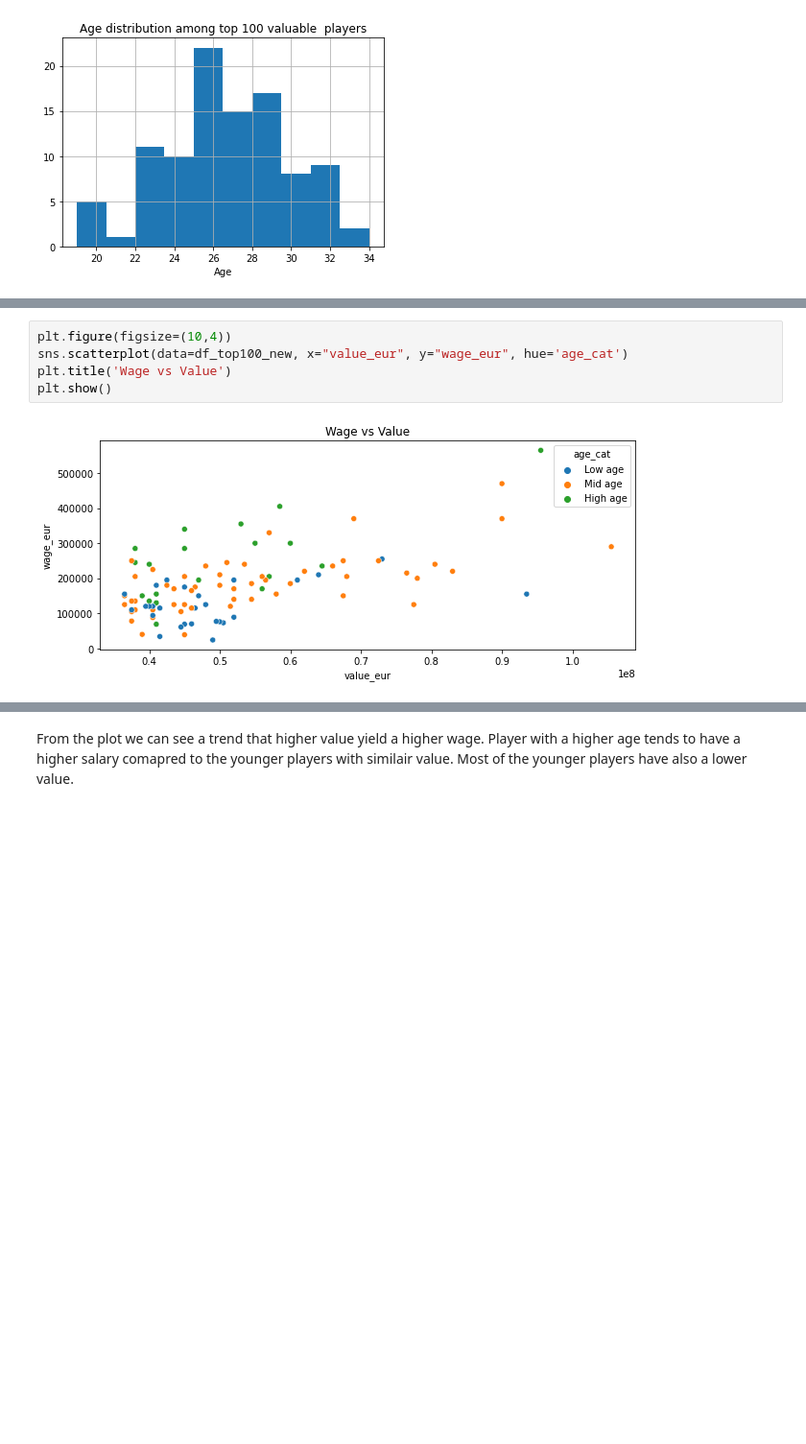
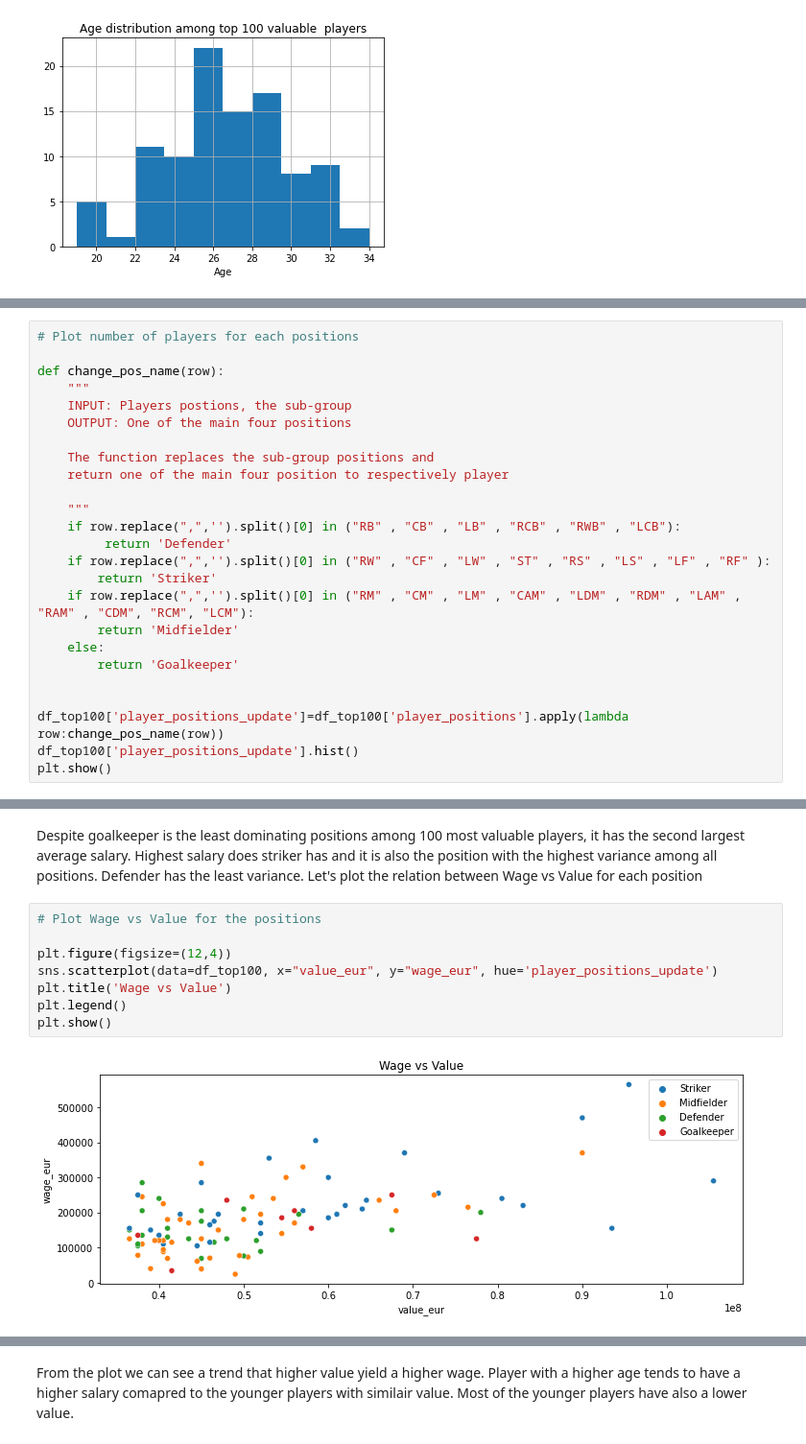
Before and after one commit to alexiska/Cluster-analysis-of-fifa-2020-data-set, a Jupyter notebook: Cluster analysis of fifa 2020 data set.ipynb, the cells around one changed output, grey strips where cells are left out. Shown at 96% size. Cells and saved outputs as stored; diff of their text form; blank space fills up the shorter version.

```diff
--- a/Cluster analysis of fifa 2020 data set.ipynb
+++ b/Cluster analysis of fifa 2020 data set.ipynb
@@ -112,0 +135,25 @@ From the histogram we can see that the average age is around 26 year and that th
+# %%
+# Plot number of players for each positions
+
+def change_pos_name(row):
+    """
+    INPUT: Players postions, the sub-group
+    OUTPUT: One of the main four positions
+
+    The function replaces the sub-group positions and
+    return one of the main four position to respectively player
+
+    """
+    if row.replace(",",'').split()[0] in ("RB" , "CB" , "LB" , "RCB" , "RWB" , "LCB"):
+         return 'Defender'
+    if row.replace(",",'').split()[0] in ("RW" , "CF" , "LW" , "ST" , "RS" , "LS" , "LF" , "RF" ):
+        return 'Striker'
+    if row.replace(",",'').split()[0] in ("RM" , "CM" , "LM" , "CAM" , "LDM" , "RDM" , "LAM" , "RAM" , "CDM", "RCM", "LCM"):
+        return 'Midfielder'
+    else:
+        return 'Goalkeeper'
+
+
+df_top100['player_positions_update']=df_top100['player_positions'].apply(lambda row:change_pos_name(row))
+df_top100['player_positions_update'].hist()
+plt.show()
@@ -113,7 +170,13 @@ From the histogram we can see that the average age is around 26 year and that th
+# %% [markdown]
+Despite goalkeeper is the least dominating positions among 100 most valuable players, it has the second largest average salary. Highest salary does striker has and it is also the position with the highest variance among all positions. Defender has the least variance.
+Let's plot the relation between Wage vs Value for each position
 # %%
-plt.figure(figsize=(10,4))
-sns.scatterplot(data=df_top100_new, x="value_eur", y="wage_eur", hue='age_cat')
+# Plot Wage vs Value for the positions
+
+plt.figure(figsize=(12,4))
+sns.scatterplot(data=df_top100, x="value_eur", y="wage_eur", hue='player_positions_update')
 plt.title('Wage vs Value')
+plt.legend()
 plt.show()
 # %% [output]
-[figure, old version]
+[figure, new version]
```
Also changed, not shown: parts of 20 cells of this notebook, 1 other file.
